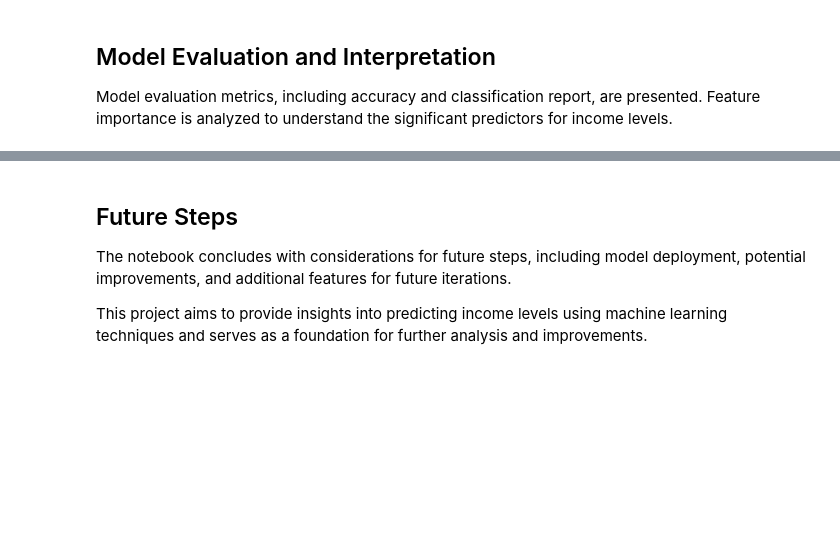
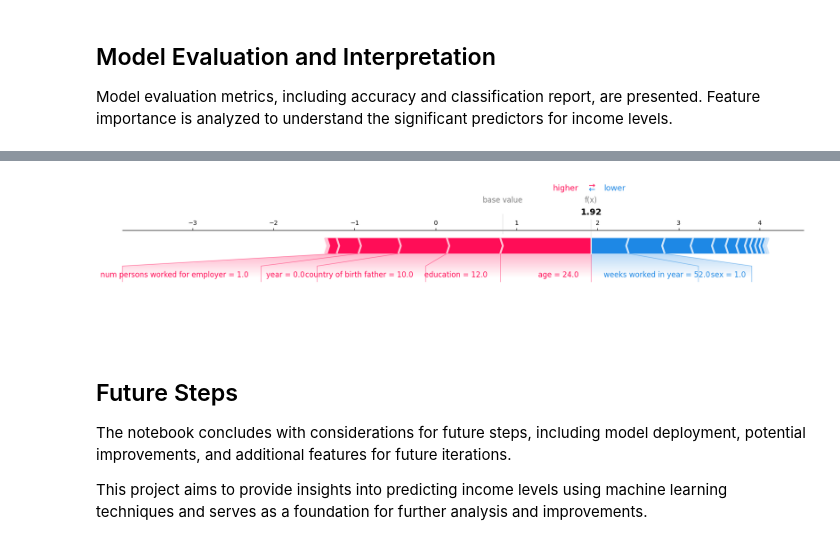
Before and after one commit to rashidis/Income-Level-Prediction-US-Census-binary-classification, a Jupyter notebook: notebooks/Modeling.ipynb, the cells around one changed output, grey strips where cells are left out. Saved outputs shown, nothing was run; the diff lists cells and outputs as text; code cells hidden in the pictures; blank space fills up the shorter version.

```diff
--- a/notebooks/Modeling.ipynb
+++ b/notebooks/Modeling.ipynb
@@ -317,0 +381,7 @@ print("\nClassification Report:\n", classification_report(y_eval, y_pred_eval))
+# %%
+shap.initjs()
+class_index = 0 #below 50k
+sample_index = 20
+force_plot = shap.force_plot(explainer.expected_value[class_index], shap_values[class_index][sample_index, :],
+                             X_val.iloc[sample_index, :], matplotlib=matplotlib)
+# %% [output]
@@ -318,3 +389,4 @@ print("\nClassification Report:\n", classification_report(y_eval, y_pred_eval))
+[figure, added]
 # %% [markdown]
 ## Future Steps
 The notebook concludes with considerations for future steps, including model deployment, potential improvements, and additional features for future iterations.
```
Also changed, not shown: parts of 18 cells of this notebook.
